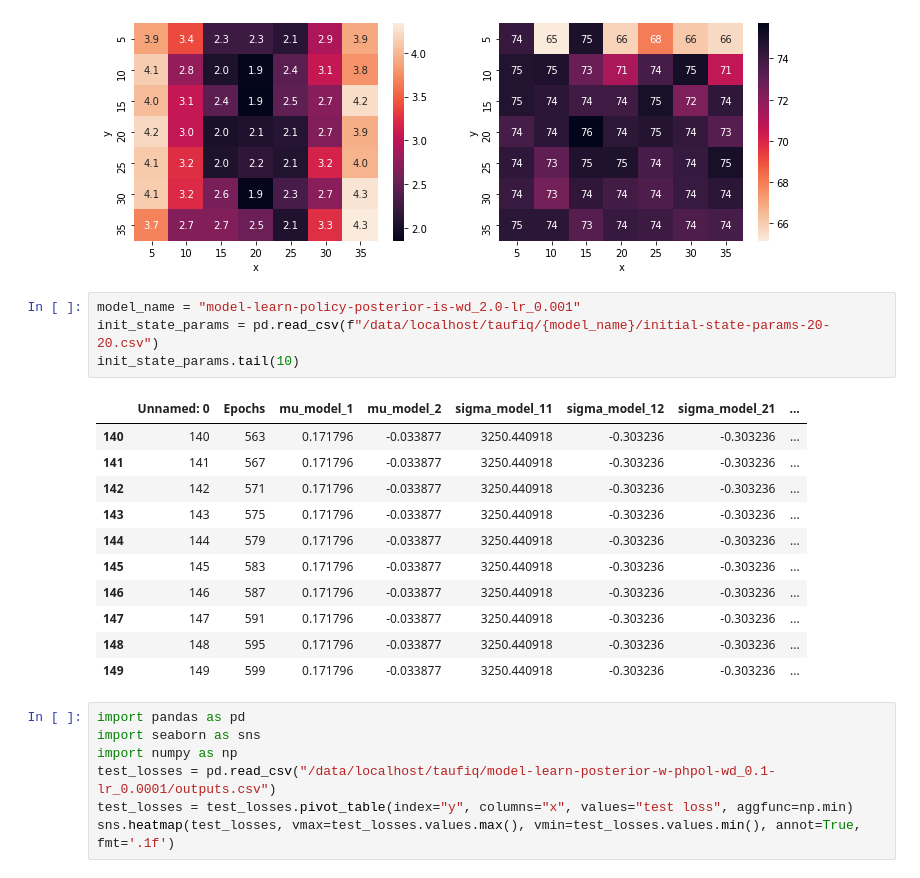
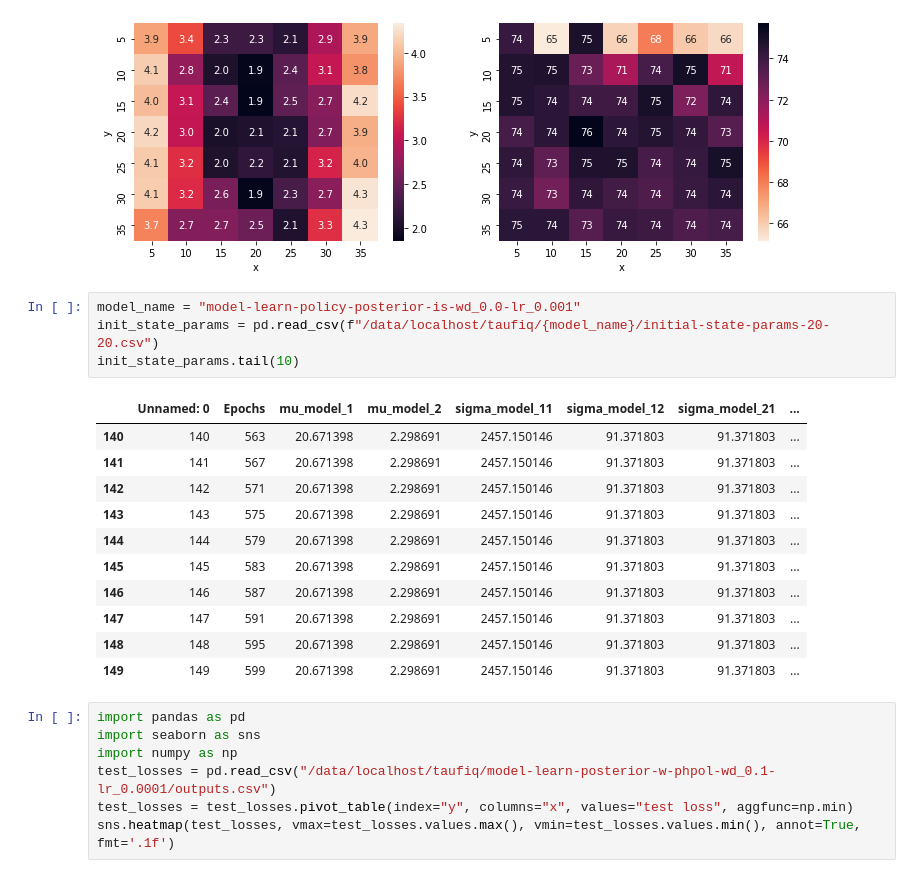
Before and after one commit to faaizT/CausalTwinAssessment, a Jupyter notebook: ELBO Analysis.ipynb, the cells around one changed output. Cells and saved outputs as stored; diff of their text form.

```diff
--- a/ELBO Analysis.ipynb
+++ b/ELBO Analysis.ipynb
@@ -76,21 +76,21 @@ plot_loss_and_accuracy(model_name)
 # %% [output]
 [figure]
 # %%
-model_name = "model-learn-policy-posterior-is-wd_2.0-lr_0.001"
+model_name = "model-learn-policy-posterior-is-wd_0.0-lr_0.001"
 init_state_params = pd.read_csv(f"/data/localhost/taufiq/{model_name}/initial-state-params-20-20.csv")
 init_state_params.tail(10)
 # %% [output]
 |  | Unnamed: 0 | Epochs | mu_model_1 | mu_model_2 | sigma_model_11 | sigma_model_12 | sigma_model_21 | ... |
-| 140 | 140 | 563 | 0.171796 | -0.033877 | 3250.440918 | -0.303236 | -0.303236 | ... |
-| 141 | 141 | 567 | 0.171796 | -0.033877 | 3250.440918 | -0.303236 | -0.303236 | ... |
-| 142 | 142 | 571 | 0.171796 | -0.033877 | 3250.440918 | -0.303236 | -0.303236 | ... |
-| 143 | 143 | 575 | 0.171796 | -0.033877 | 3250.440918 | -0.303236 | -0.303236 | ... |
-| 144 | 144 | 579 | 0.171796 | -0.033877 | 3250.440918 | -0.303236 | -0.303236 | ... |
-| 145 | 145 | 583 | 0.171796 | -0.033877 | 3250.440918 | -0.303236 | -0.303236 | ... |
-| 146 | 146 | 587 | 0.171796 | -0.033877 | 3250.440918 | -0.303236 | -0.303236 | ... |
-| 147 | 147 | 591 | 0.171796 | -0.033877 | 3250.440918 | -0.303236 | -0.303236 | ... |
-| 148 | 148 | 595 | 0.171796 | -0.033877 | 3250.440918 | -0.303236 | -0.303236 | ... |
-| 149 | 149 | 599 | 0.171796 | -0.033877 | 3250.440918 | -0.303236 | -0.303236 | ... |
+| 140 | 140 | 563 | 20.671398 | 2.298691 | 2457.150146 | 91.371803 | 91.371803 | ... |
+| 141 | 141 | 567 | 20.671398 | 2.298691 | 2457.150146 | 91.371803 | 91.371803 | ... |
+| 142 | 142 | 571 | 20.671398 | 2.298691 | 2457.150146 | 91.371803 | 91.371803 | ... |
+| 143 | 143 | 575 | 20.671398 | 2.298691 | 2457.150146 | 91.371803 | 91.371803 | ... |
+| 144 | 144 | 579 | 20.671398 | 2.298691 | 2457.150146 | 91.371803 | 91.371803 | ... |
+| 145 | 145 | 583 | 20.671398 | 2.298691 | 2457.150146 | 91.371803 | 91.371803 | ... |
+| 146 | 146 | 587 | 20.671398 | 2.298691 | 2457.150146 | 91.371803 | 91.371803 | ... |
+| 147 | 147 | 591 | 20.671398 | 2.298691 | 2457.150146 | 91.371803 | 91.371803 | ... |
+| 148 | 148 | 595 | 20.671398 | 2.298691 | 2457.150146 | 91.371803 | 91.371803 | ... |
+| 149 | 149 | 599 | 20.671398 | 2.298691 | 2457.150146 | 91.371803 | 91.371803 | ... |
 # %%
 import pandas as pd
 import seaborn as sns
```
Also changed, not shown: 3 other files.
